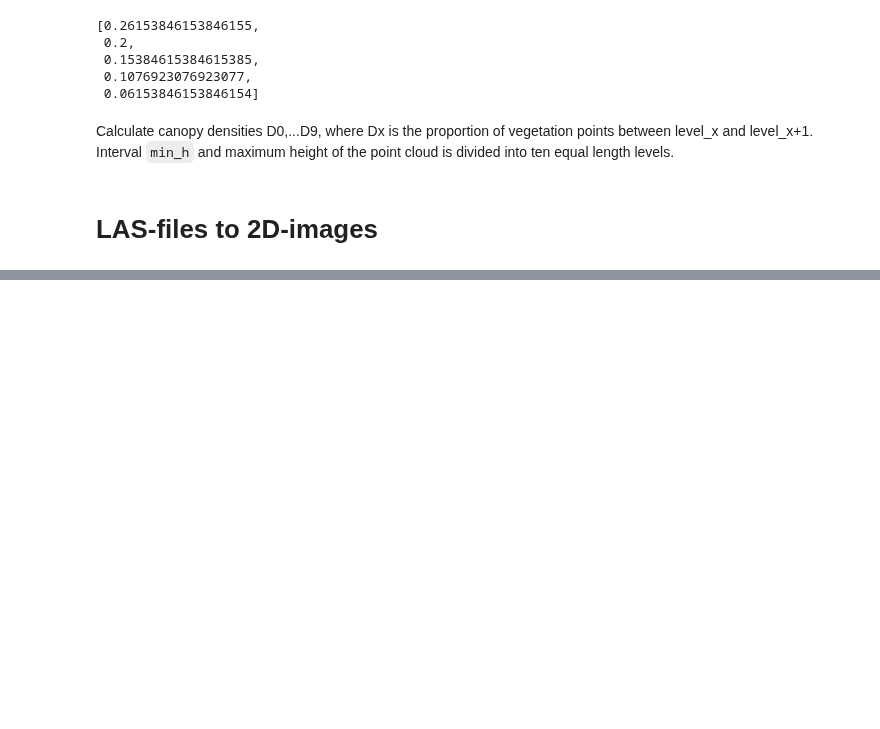
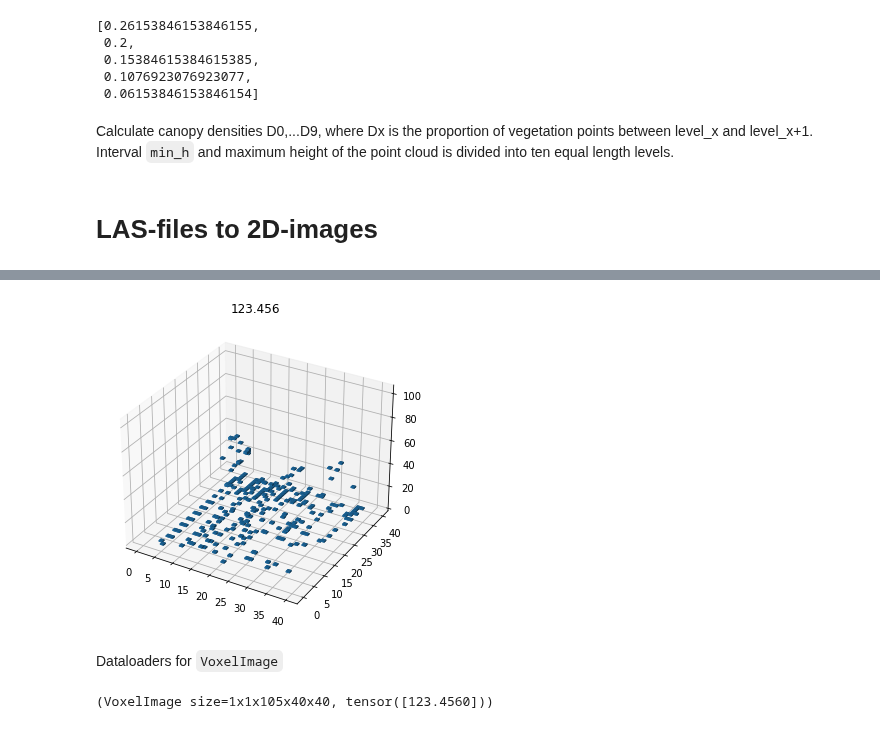
Before and after one commit to mayrajeo/enveco, a Jupyter notebook: nbs/01_las.ipynb, the cells around one changed output, grey strips where cells are left out. Saved outputs shown, nothing was run; the diff lists cells and outputs as text; code cells hidden in the pictures; blank space fills up the shorter version.

```diff
--- a/nbs/01_las.ipynb
+++ b/nbs/01_las.ipynb
@@ -375,0 +471,8 @@ plt.show()
+# %%
+dls = test.dataloaders(source=df, bs=1)
+# %%
+dls.show_batch()
+# %% [output]
+[figure, added]
+# %% [markdown]
+Dataloaders for `VoxelImage`
@@ -375,0 +518,4 @@ plt.show()
+# %%
+dls.one_batch()
+# %% [output]
+(VoxelImage size=1x1x105x40x40, tensor([123.4560]))
```
Also changed, not shown: parts of 34 cells of this notebook, 12 other files.
